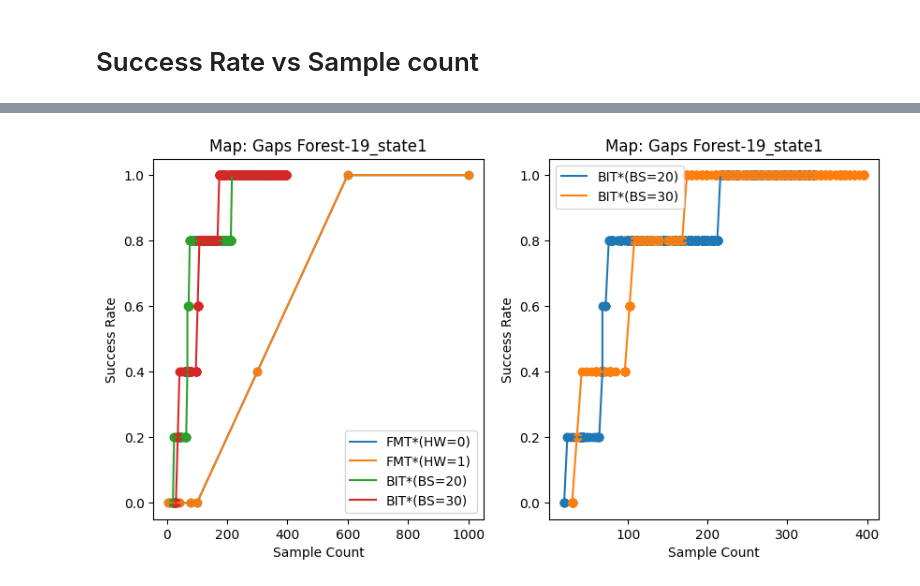
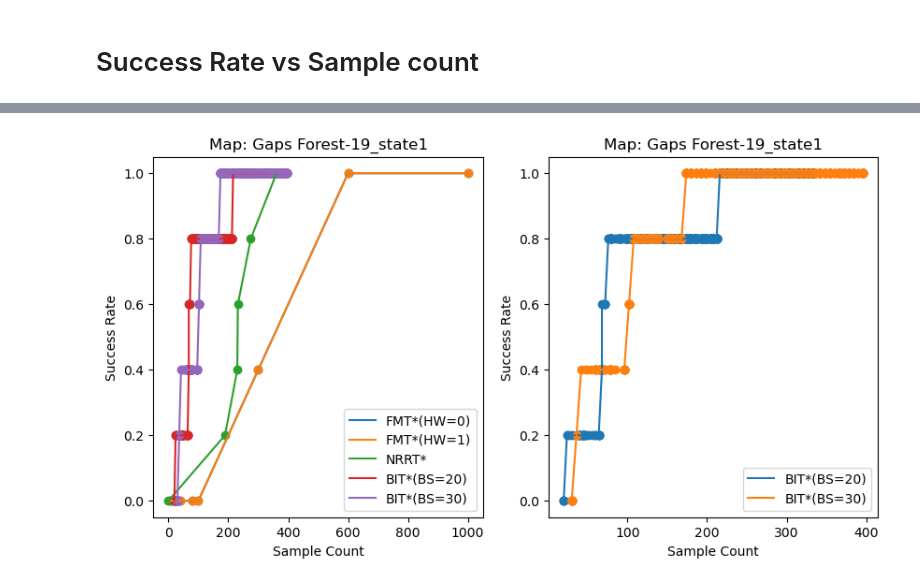
Before and after one commit to SumantBagri/Sampling-Based-Asymptotically-Optimal-Path-Planning-Algorithms, a Jupyter notebook: src/results.ipynb, the cells around one changed output, grey strips where cells are left out. Saved outputs shown, nothing was run; the diff lists cells and outputs as text; code cells hidden in the pictures.

```diff
--- a/src/results.ipynb
+++ b/src/results.ipynb
@@ -50,3 +49,5 @@ bitdf2["Any Path Found"] = bitdf2["Any Path Found"].astype('int')
+# %%
+nrrt_df = pd.read_csv('nrrt/results/nrrt_results.csv')
 # %% [markdown]
 > **_NOTE:_**  Add grid-plot showing the maps used
 # %%
@@ -228,6 +262,14 @@ for idx in dlist[0]["Map Id"].unique():
 
             ax.scatter(plotdf["Batch Size"], plotdf["Num Collision Checks"])
             ax.plot(plotdf["Batch Size"], plotdf["Num Collision Checks"], label=f"FMT*(HW={HW[i]})")
+
+        # NRRT
+        mapi_data = nrrt_df[(nrrt_df["Map Id"] == idx) & (nrrt_df["Start Point"] == sp)]
+        plotdf = mapi_data[["Cumulative Num Sampled", "Num Collision Checks"]].groupby("Cumulative Num Sampled").mean().reset_index()
+
+        ax.scatter(plotdf["Cumulative Num Sampled"], plotdf["Num Collision Checks"])
+        ax.plot(plotdf["Cumulative Num Sampled"], plotdf["Num Collision Checks"], label="NRRT*")
+
         # BIT* BS-20
         mapi_data = bitdf1[(bitdf1["Map Id"] == idx) & (bitdf1["Start Point"] == sp)]
         plotdf = mapi_data[["Cumulative Num Sampled", "Num Collision Checks"]].groupby("Cumulative Num Sampled").mean().reset_index()
@@ -280,6 +322,31 @@ for idx in dlist[0]["Map Id"].unique():
 
             ax[0].scatter(plotdf["Batch Size"], plotdf["Any Path Found"])
             ax[0].plot(plotdf["Batch Size"], plotdf["Any Path Found"], label=f"FMT*(HW={HW[i]})")
+        # NRRT
+        mapi_data = nrrt_df[(nrrt_df["Map Id"] == idx) & (nrrt_df["Start Point"] == sp)]
+        ldf = mapi_data[["Iteration", "Cumulative Num Sampled", "Batch Size"]].reset_index()
+        rdf = mapi_data[["Any Path Found", "Iteration", 'Batch Size']].groupby(["Batch Size", "Iteration"]).sum().groupby(level=0).cumsum().reset_index()
+        plotdf = ldf.merge(rdf, on=['Iteration', "Batch Size"])
+        plotdf['Any Path Found'] /= 5
+
+        if MAPS[idx] != 'Maze':
+            max_it = np.max(plotdf[plotdf['Any Path Found'] == 1]['Iteration'])
+            b_size = plotdf[(plotdf['Any Path Found'] == 1) & (plotdf['Iteration'] == max_it)]['Batch Size'].values[0]
+            plotdf = plotdf[plotdf['Batch Size'] == b_size]
+        else:
+            plotdf = plotdf[plotdf['Batch Size'] == 5]
+            plotdf['Cumulative Num Sampled'] = list(np.arange(200, 1200, 200))
+
+        # add 0,0
+        plotdf = plotdf[["Cumulative Num Sampled", "Any Path Found"]]
+        plotdf.loc[-1] = [0,0]
+        plotdf.index += 1
+        plotdf = plotdf.sort_values("Cumulative Num Sampled")
+
+        ax[0].scatter(plotdf["Cumulative Num Sampled"], plotdf["Any Path Found"])
+        ax[0].plot(plotdf["Cumulative Num Sampled"], plotdf["Any Path Found"], label="NRRT*")
+
+
         # BIT*: BS-20
         for i in range(2):
             mapi_data = bitdf1[(bitdf1["Map Id"] == idx) & (bitdf1["Start Point"] == sp)]
@@ -313 +380 @@ for idx in dlist[0]["Map Id"].unique():
-[figure, old version]
+[figure, new version]
```
Also changed, not shown: parts of 6 cells of this notebook, 1 other file.
